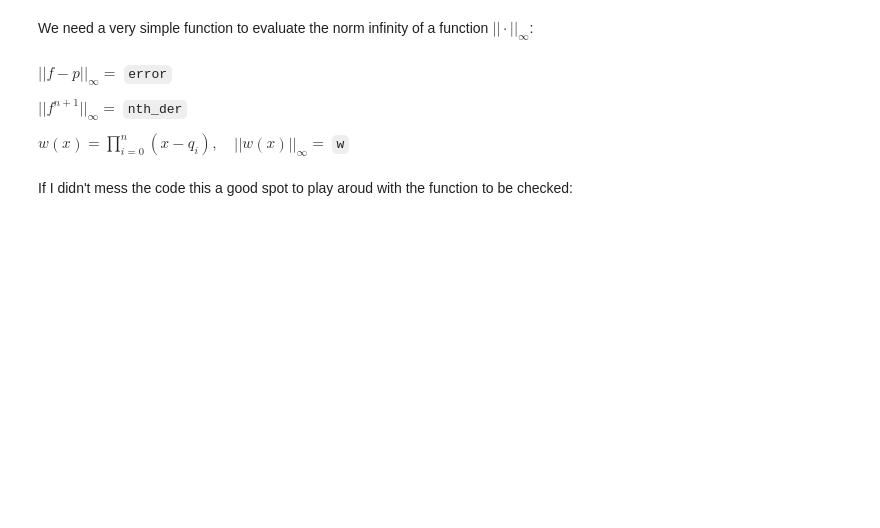
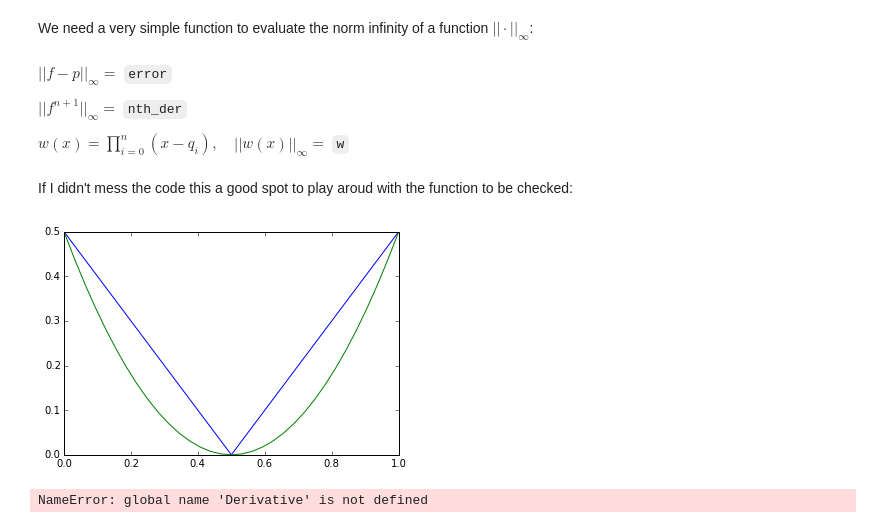
Before and after one commit to sissa/P1.4_seed, a Jupyter notebook: python-lectures/03_error_estimation.ipynb, the cells around one changed output. Cells and saved outputs as stored; diff of their text form; code cells hidden in the pictures; blank space fills up the shorter version.

```diff
--- a/python-lectures/03_error_estimation.ipynb
+++ b/python-lectures/03_error_estimation.ipynb
@@ -16,6 +16,7 @@ in order to do so we need to define, simbolic and numerical functions. [`Sympy`]
 
 **Hint:** Try to plat around, derivatives integrals...
 # %%
-t = sym.symbols('t', real=True)
+#t = sym.symbols('t', real=True)
+t = sym.symbols('t')
 sf = sym.sin(2.*sym.pi*t) # sf, simbolic function.
 print(sf)
@@ -123,10 +135,13 @@ w = lambda x : np.product([x-q[i] for i in xrange(n+1)], axis = 0)
 # %% [markdown]
 If I didn't mess the code this a good spot to play aroud with the function to be checked:
 # %%
-#sf = Abs(t-.5)#1/(1+(10*t-5)**2)# sf = sym.sin(2.*sym.pi*t)
-#f = sym.lambdify(t,sf, 'numpy')
-#_ = pl.plot(x,f(x),'b')
-#_ = pl.plot(x,Lf(x),'g')
+sf = Abs(t-.5)
+#sf = 1/(1+(10*t-5)**2)# sf = sym.sin(2.*sym.pi*t)
+f = sym.lambdify(t,sf, 'numpy')
+_ = pl.plot(x,f(x),'b')
+_ = pl.plot(x,Lf(x),'g')
+# %% [output]
+[figure, added]
 # %%
 error = lambda x : f(x) - Lf(x)
 
@@ -148,13 +163,11 @@ for n in test_degrees:
 
 estimate = np.array(test_nth_der)/np.array(np.array(test_n_factorial))*np.array(test_w)
 
-
-print(test_nth_der)
-
-
 h1 = pl.semilogy(test_degrees,test_errors,label = 'Error')
 h2 = pl.semilogy(test_degrees,test_nth_der,label = 'Derivative')
 h3 = pl.semilogy(test_degrees,test_n_factorial, label = 'Factorial')
 h3 = pl.semilogy(test_degrees,test_w, label = 'w(x)')
 h4 = pl.semilogy(test_degrees,estimate, label = 'estimate')
 _ = pl.legend()
+# %% [output]
+NameError: global name 'Derivative' is not defined
```
Also changed, not shown: parts of 5 cells of this notebook.
